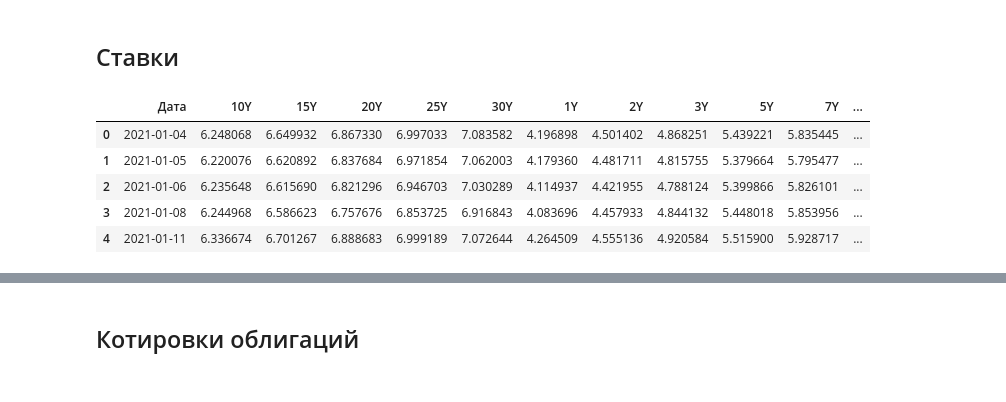
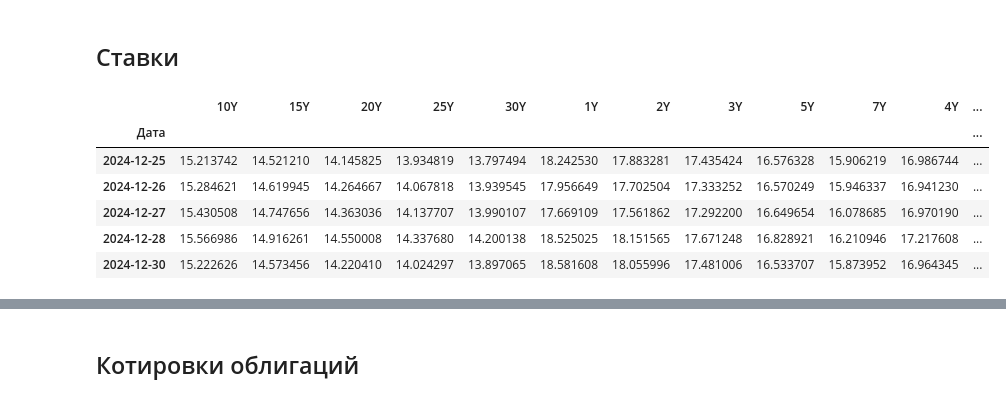
Before and after one commit to seemsGoodNow/risk_management_2, a Jupyter notebook: project.ipynb, the cells around one changed output, grey strips where cells are left out. Cells and saved outputs as stored; diff of their text form; code cells hidden in the pictures.

```diff
--- a/project.ipynb
+++ b/project.ipynb
@@ -15,6 +54,8 @@
 6. Котировки фьючерса и опционов на фьючерс на один выбранный актив из предыдущего пункта — выбрать один торговый день за 2024 год. Срок погашения и фьючерса, и опционов взять ближайшие к выбранному дню, но не ближе, чем 1 месяц. Опционы и Put, и Call — только для бонусного задания.
 # %%
 path_data = 'data/'
+start = '2021-01-01'
+end = '2025-01-01'
 # %%
 import os
 import pandas as pd
@@ -223,17 +257,27 @@ plot_ts_plotly(
 # %%
 rates = pd.read_excel(path_data + 'rates.xlsx')
 rates['Дата'] = pd.to_datetime(rates['Дата'], format='%d.%m.%Y')
-rates = rates.rename(columns={
-    col: col.split()[-1] for col in rates.columns[1:]
-})
-rates.head()
+rates = (
+    rates
+    .rename(columns={
+        col: col.split()[-1] for col in rates.columns[1:]
+    })
+    .set_index('Дата')
+    .drop(columns=['РФ'])
+)
+rates = rates[
+    (rates.index >= pd.Timestamp(start))
+    & (rates.index < pd.Timestamp(end))
+]
+rates.tail()
 # %% [output]
-|  | Дата | 10Y | 15Y | 20Y | 25Y | 30Y | 1Y | 2Y | 3Y | 5Y | 7Y | ... |
-| 0 | 2021-01-04 | 6.248068 | 6.649932 | 6.867330 | 6.997033 | 7.083582 | 4.196898 | 4.501402 | 4.868251 | 5.439221 | 5.835445 | ... |
-| 1 | 2021-01-05 | 6.220076 | 6.620892 | 6.837684 | 6.971854 | 7.062003 | 4.179360 | 4.481711 | 4.815755 | 5.379664 | 5.795477 | ... |
-| 2 | 2021-01-06 | 6.235648 | 6.615690 | 6.821296 | 6.946703 | 7.030289 | 4.114937 | 4.421955 | 4.788124 | 5.399866 | 5.826101 | ... |
-| 3 | 2021-01-08 | 6.244968 | 6.586623 | 6.757676 | 6.853725 | 6.916843 | 4.083696 | 4.457933 | 4.844132 | 5.448018 | 5.853956 | ... |
-| 4 | 2021-01-11 | 6.336674 | 6.701267 | 6.888683 | 6.999189 | 7.072644 | 4.264509 | 4.555136 | 4.920584 | 5.515900 | 5.928717 | ... |
+|  | 10Y | 15Y | 20Y | 25Y | 30Y | 1Y | 2Y | 3Y | 5Y | 7Y | 4Y | ... |
+| Дата |  |  |  |  |  |  |  |  |  |  |  | ... |
+| 2024-12-25 | 15.213742 | 14.521210 | 14.145825 | 13.934819 | 13.797494 | 18.242530 | 17.883281 | 17.435424 | 16.576328 | 15.906219 | 16.986744 | ... |
+| 2024-12-26 | 15.284621 | 14.619945 | 14.264667 | 14.067818 | 13.939545 | 17.956649 | 17.702504 | 17.333252 | 16.570249 | 15.946337 | 16.941230 | ... |
+| 2024-12-27 | 15.430508 | 14.747656 | 14.363036 | 14.137707 | 13.990107 | 17.669109 | 17.561862 | 17.292200 | 16.649654 | 16.078685 | 16.970190 | ... |
+| 2024-12-28 | 15.566986 | 14.916261 | 14.550008 | 14.337680 | 14.200138 | 18.525025 | 18.151565 | 17.671248 | 16.828921 | 16.210946 | 17.217608 | ... |
+| 2024-12-30 | 15.222626 | 14.573456 | 14.220410 | 14.024297 | 13.897065 | 18.581608 | 18.055996 | 17.481006 | 16.533707 | 15.873952 | 16.964345 | ... |
 # %%
 cols_to_show = ['1W', '1M', '1Y', '5Y', '10Y', '30Y']
 plot_ts_plotly(
```
Also changed, not shown: parts of 18 cells of this notebook, 3 other files.
